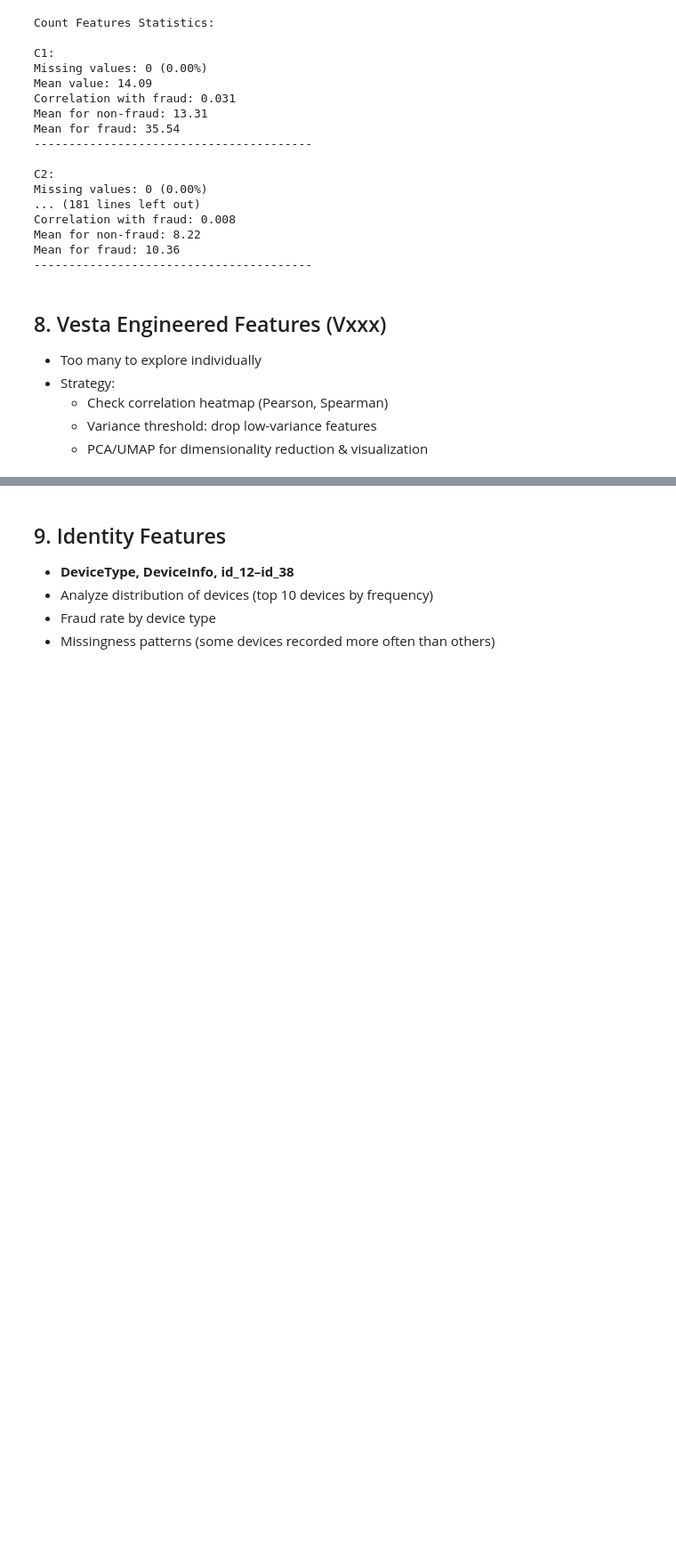
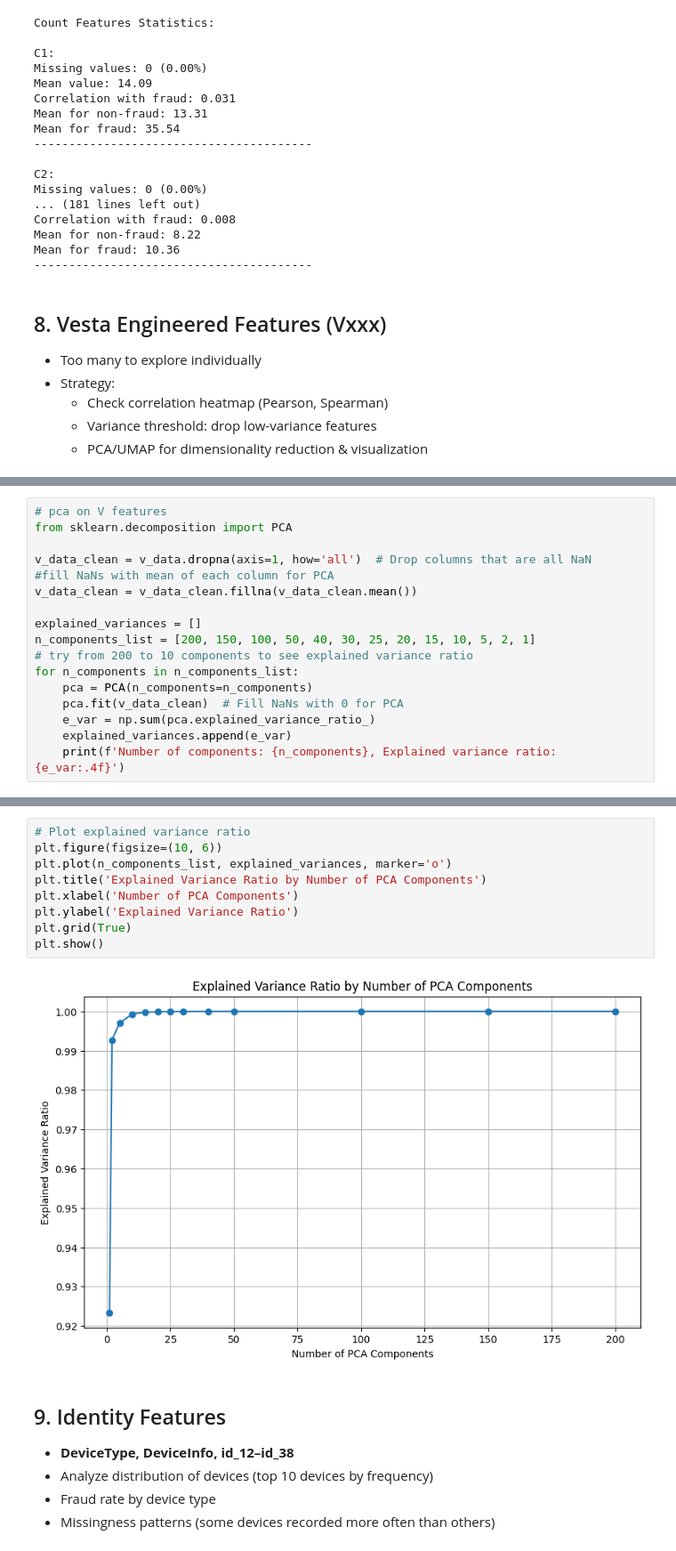
Before and after one commit to koutsompinask/MSC-thesis, a Jupyter notebook: fraud-detection.ipynb, the cells around one changed output, grey strips where cells are left out. Shown at 89% size. Saved outputs shown, nothing was run; the diff lists cells and outputs as text; blank space fills up the shorter version.

Commit message:
pca on v features.
Very high correlation, 30  components have 100% explained variance....

```diff
--- a/fraud-detection.ipynb
+++ b/fraud-detection.ipynb
@@ -597,3 +594,20 @@ plt.title('Pearson Correlation Heatmap of Vesta Engineered Features (V1–V339)'
 plt.show()
 # %% [output]
 [figure]
+# %%
+# pca on V features
+from sklearn.decomposition import PCA
+
+v_data_clean = v_data.dropna(axis=1, how='all')  # Drop columns that are all NaN
+#fill NaNs with mean of each column for PCA
+v_data_clean = v_data_clean.fillna(v_data_clean.mean())
+
+explained_variances = []
+n_components_list = [200, 150, 100, 50, 40, 30, 25, 20, 15, 10, 5, 2, 1]
+# try from 200 to 10 components to see explained variance ratio
+for n_components in n_components_list:
+    pca = PCA(n_components=n_components)
+    pca.fit(v_data_clean)  # Fill NaNs with 0 for PCA
+    e_var = np.sum(pca.explained_variance_ratio_)
+    explained_variances.append(e_var)
+    print(f'Number of components: {n_components}, Explained variance ratio: {e_var:.4f}')
@@ -600,3 +628,14 @@ plt.show()
+# %%
+# Plot explained variance ratio
+plt.figure(figsize=(10, 6))
+plt.plot(n_components_list, explained_variances, marker='o')
+plt.title('Explained Variance Ratio by Number of PCA Components')
+plt.xlabel('Number of PCA Components')
+plt.ylabel('Explained Variance Ratio')
+plt.grid(True)
+plt.show()
+# %% [output]
+[figure, added]
 # %% [markdown]
 
 ## 9. Identity Features
```
Also changed, not shown: parts of 6 cells of this notebook.
